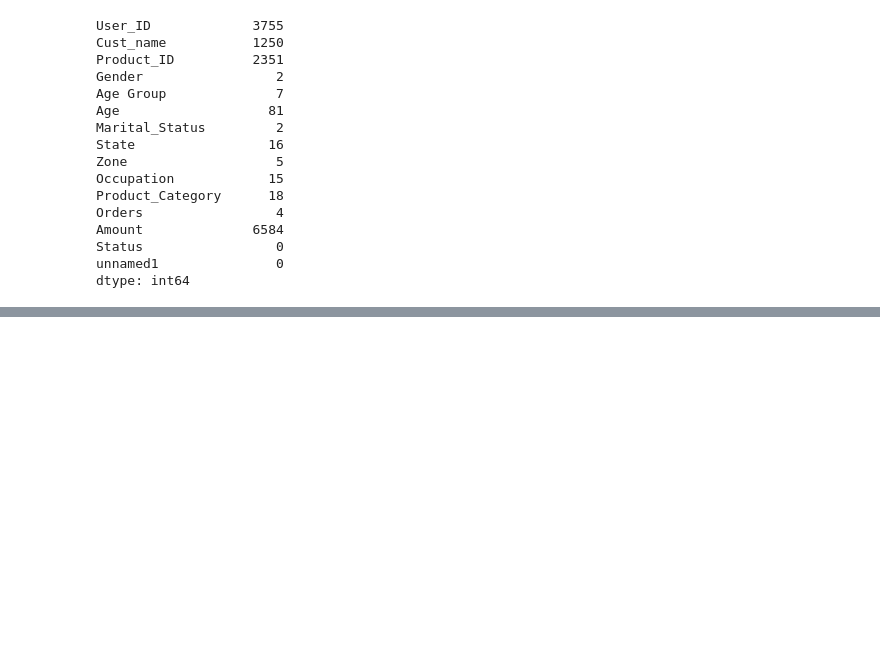
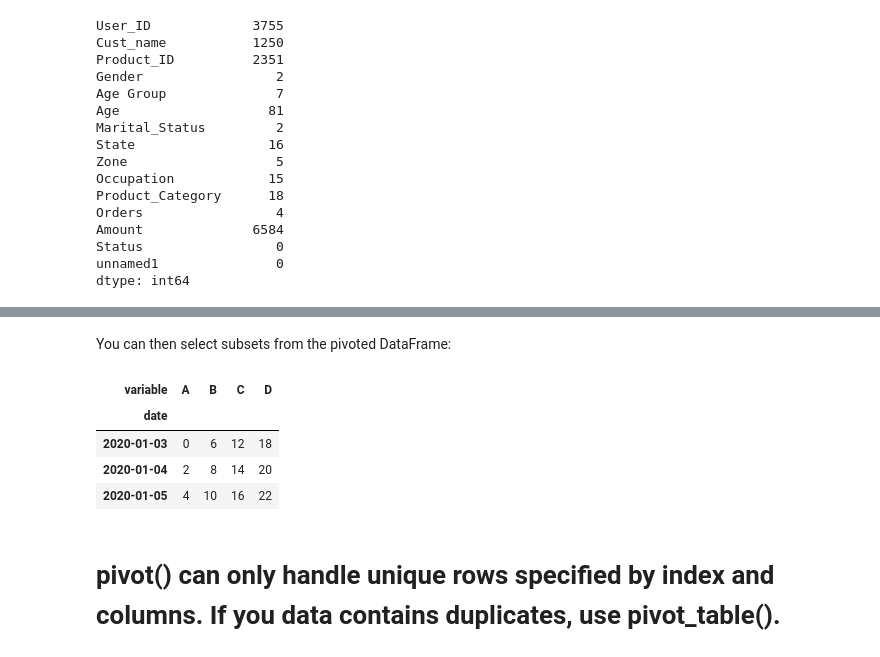
Before and after one commit to nitishrudra3510/Python_Learning, a Jupyter notebook: Libraries/Pandas/Advanced_Pandas.ipynb, the cells around one changed output, grey strips where cells are left out. Saved outputs shown, nothing was run; the diff lists cells and outputs as text; code cells hidden in the pictures; blank space fills up the shorter version.

```diff
--- a/Libraries/Pandas/Advanced_Pandas.ipynb
+++ b/Libraries/Pandas/Advanced_Pandas.ipynb
@@ -928,0 +972,12 @@ dtype: int64
+# %% [markdown]
+You can then select subsets from the pivoted DataFrame:
+# %%
+pivoted["value2"]
+# %% [output]
+| variable | A | B | C | D |
+| date |  |  |  |  |
+| 2020-01-03 | 0 | 6 | 12 | 18 |
+| 2020-01-04 | 2 | 8 | 14 | 20 |
+| 2020-01-05 | 4 | 10 | 16 | 22 |
+# %% [markdown]
+# pivot() can only handle unique rows specified by index and columns. If you data contains duplicates, use pivot_table().
```
Also changed, not shown: parts of 6 cells of this notebook.
